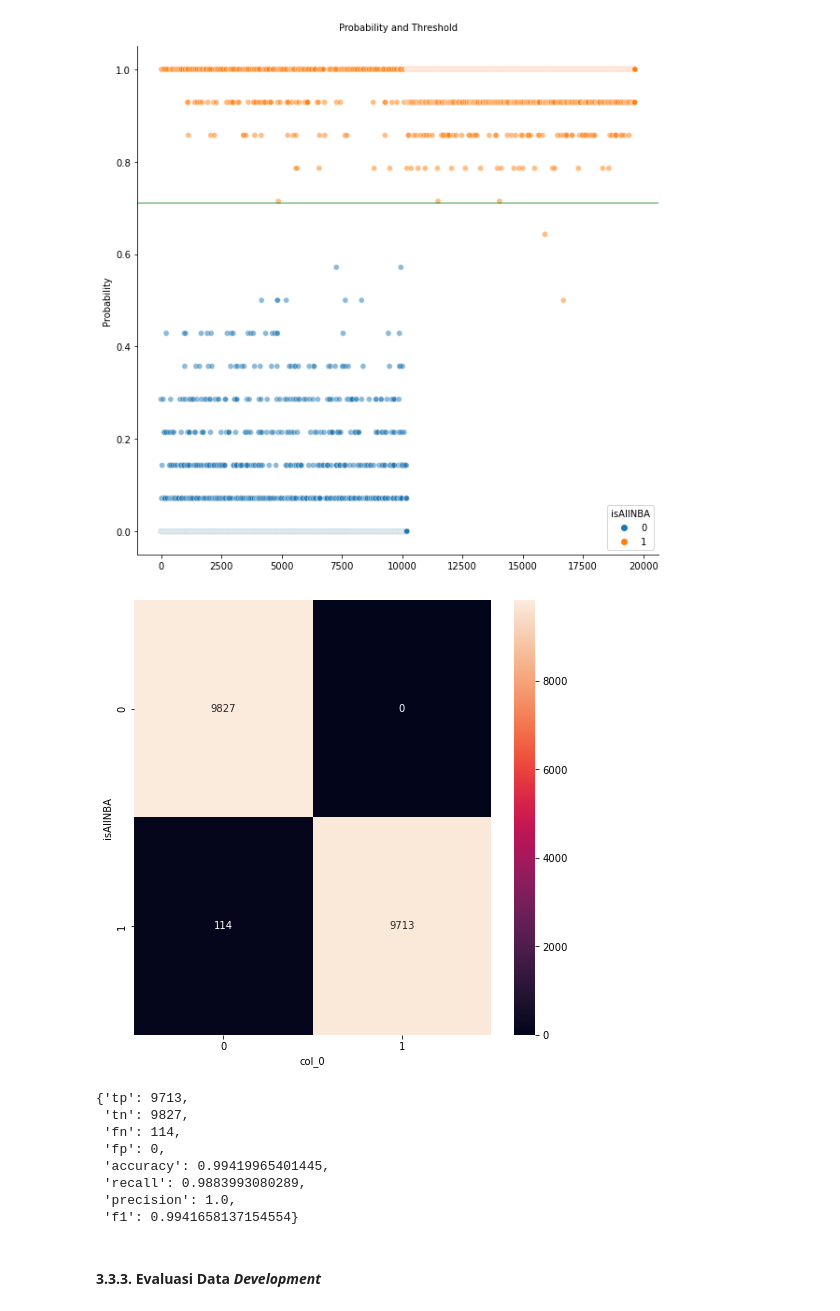
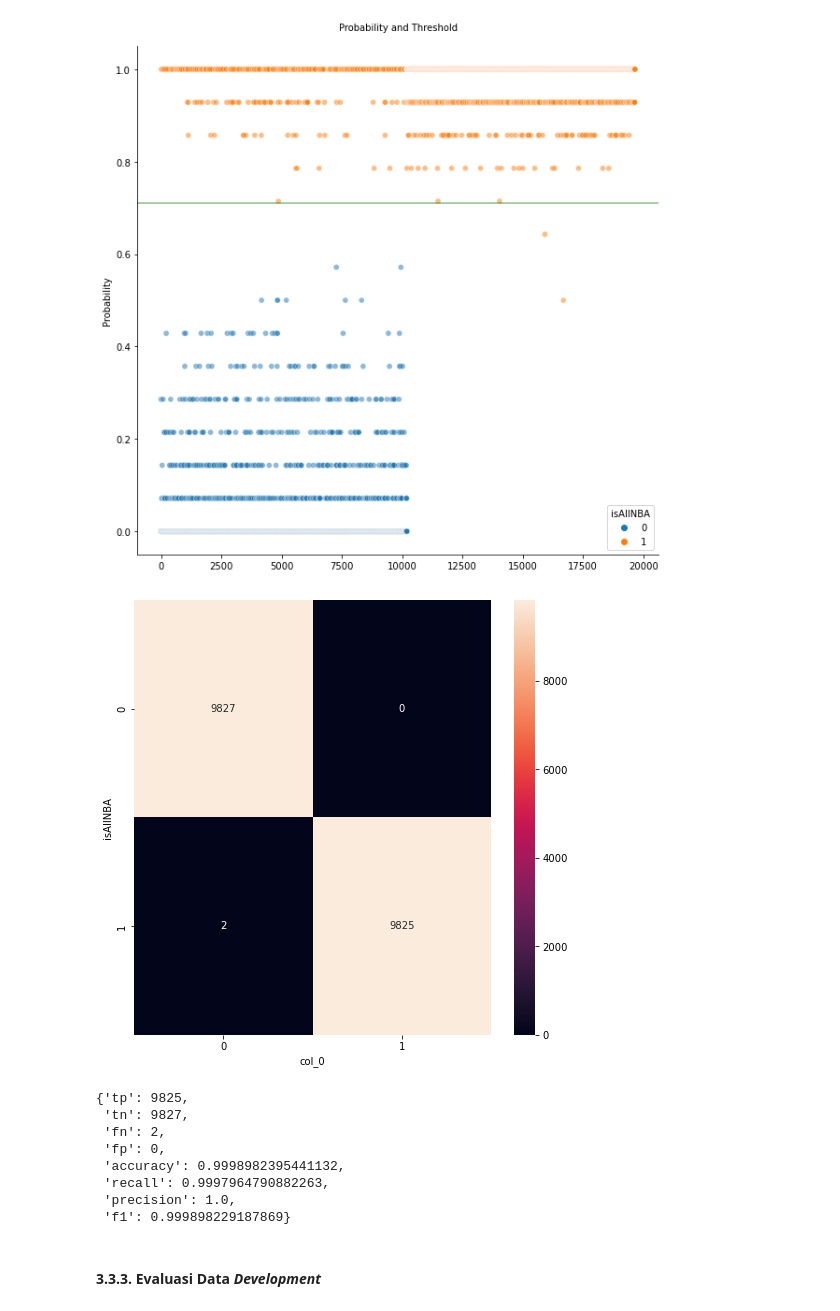
Before and after one commit to dennisjooo/All-NBA-Predictor, a Jupyter notebook: Final Project.ipynb, the cells around one changed output. Cells and saved outputs as stored; diff of their text form; code cells hidden in the pictures.

```diff
--- a/Final Project.ipynb
+++ b/Final Project.ipynb
@@ -486,12 +486,12 @@ prob_threshold_plot(rf.predict_proba(X_train)[:, 1], hue_tar = y_train['isAllNBA
 [figure]
 # %%
 # Menggunakan threshold yang ditentukan untuk membulatkan probabilitas training
-rf_train_result = np.where(rf.predict_proba(X_train)[:, 1] > 0.9, 1, 0)
+rf_train_result = np.where(rf.predict_proba(X_train)[:, 1] > rf_threshold, 1, 0)
 
 # Menampilkan heatmap dari confusion matrix
 cm_heatmap(y_train[target[0]], rf_train_result)
 # %% [output]
-[figure, old version]
+[figure, new version]
 # %%
 # Mengkalkulasi metrik dari probabilitas training
 rf_train_metrics = eval_metrics(y_train[target[0]], rf_train_result)
@@ -499,14 +499,14 @@ rf_train_metrics = eval_metrics(y_train[target[0]], rf_train_result)
 # Menunjukan metrik-metrik evaluasi
 rf_train_metrics
 # %% [output]
-{'tp': 9713,
+{'tp': 9825,
  'tn': 9827,
- 'fn': 114,
+ 'fn': 2,
  'fp': 0,
- 'accuracy': 0.99419965401445,
- 'recall': 0.9883993080289,
+ 'accuracy': 0.9998982395441132,
+ 'recall': 0.9997964790882263,
  'precision': 1.0,
- 'f1': 0.9941658137154554}
+ 'f1': 0.999898229187869}
 # %% [markdown]
 #### 3.3.3. Evaluasi Data *Development*
 # %%
```
Also changed, not shown: parts of 6 cells of this notebook.
